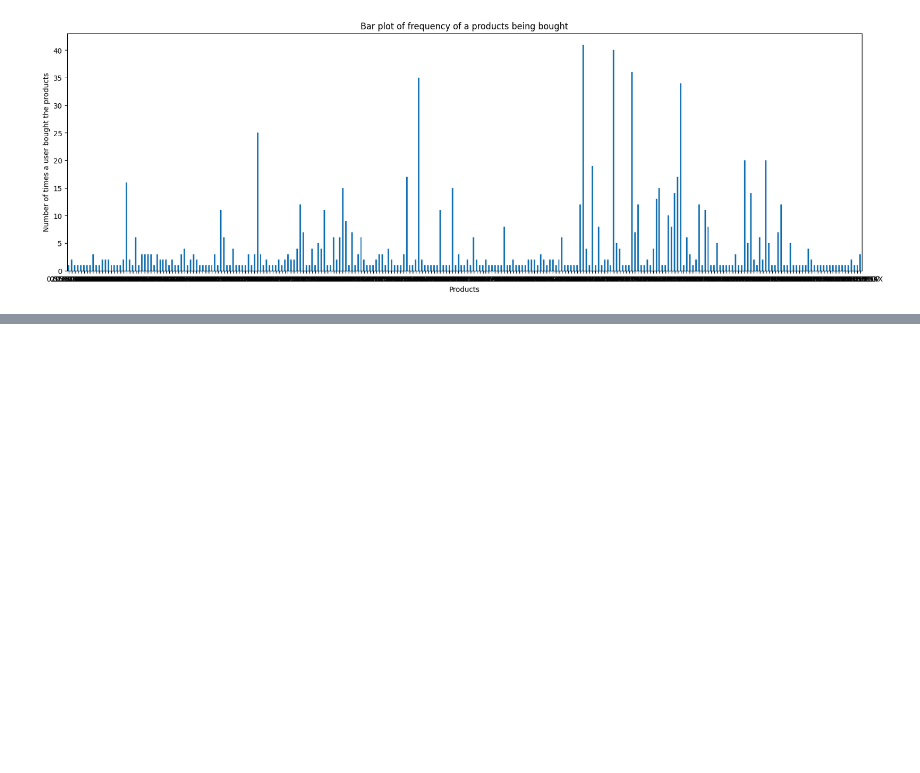
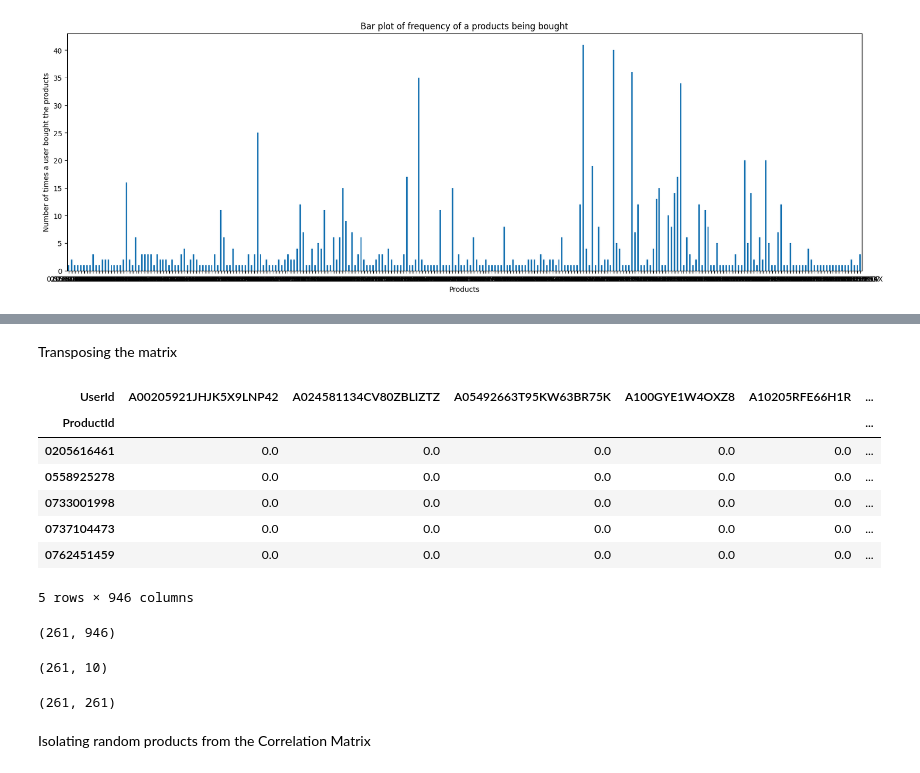
Before and after one commit to marshanabilah/recommendation-system, a Jupyter notebook: rec_system_ratings.ipynb, the cells around one changed output, grey strips where cells are left out. Drawn from its saved outputs; the diff is of its cells as text; code cells hidden in the pictures; blank space fills up the shorter version.

```diff
--- a/rec_system_ratings.ipynb
+++ b/rec_system_ratings.ipynb
@@ -143,0 +153,18 @@ KeyError: '9788078389'
+# %% [markdown]
+Transposing the matrix
+# %%
+X = user_item_matrix.T
+X.head()
+# %% [output]
+| UserId | A00205921JHJK5X9LNP42 | A024581134CV80ZBLIZTZ | A05492663T95KW63BR75K | A100GYE1W4OXZ8 | A10205RFE66H1R | ... |
+| ProductId |  |  |  |  |  | ... |
+| 0205616461 | 0.0 | 0.0 | 0.0 | 0.0 | 0.0 | ... |
+| 0558925278 | 0.0 | 0.0 | 0.0 | 0.0 | 0.0 | ... |
+| 0733001998 | 0.0 | 0.0 | 0.0 | 0.0 | 0.0 | ... |
+| 0737104473 | 0.0 | 0.0 | 0.0 | 0.0 | 0.0 | ... |
+| 0762451459 | 0.0 | 0.0 | 0.0 | 0.0 | 0.0 | ... |
+5 rows × 946 columns
+# %%
+X.shape
+# %% [output]
+(261, 946)
@@ -143,0 +173,13 @@ KeyError: '9788078389'
+# %%
+SVD = TruncatedSVD(n_components=10)
+decomposed_matrix = SVD.fit_transform(X)
+decomposed_matrix.shape
+# %% [output]
+(261, 10)
+# %%
+correlation_matrix = np.corrcoef(decomposed_matrix)
+correlation_matrix.shape
+# %% [output]
+(261, 261)
+# %% [markdown]
+Isolating random products from the Correlation Matrix
```
Also changed, not shown: parts of 14 cells of this notebook.
